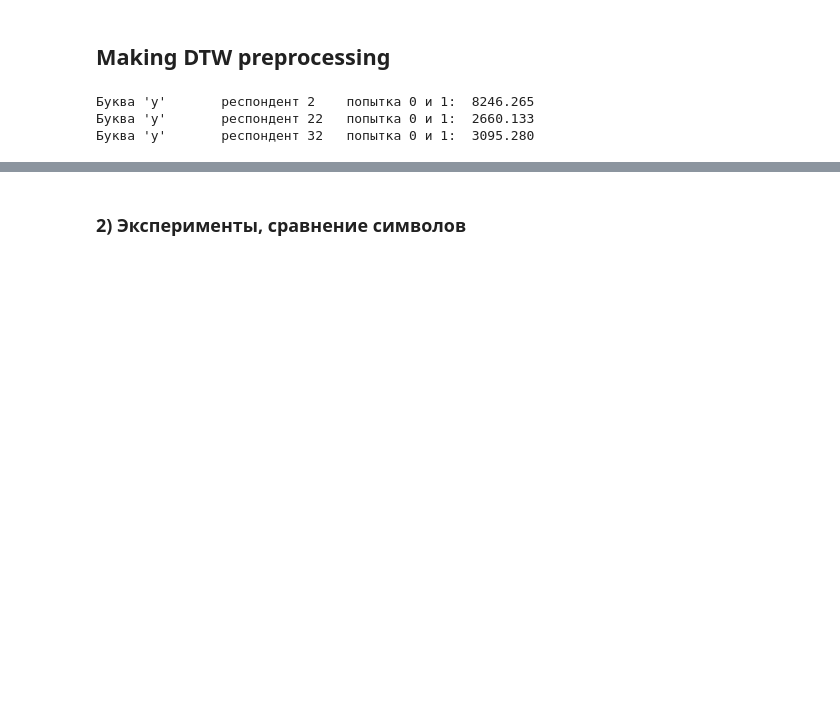
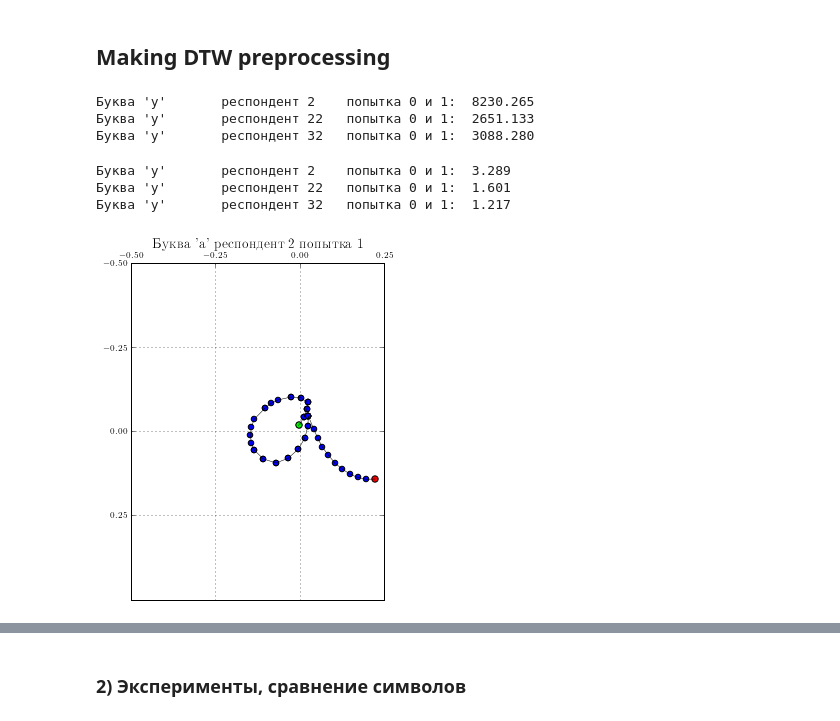
Before and after one commit to kvas7andy/OHR_SmoothSVM, a Jupyter notebook: KV_hw/KV_hw_svm_1.ipynb, the cells around one changed output, grey strips where cells are left out. Cells and saved outputs as stored; diff of their text form; code cells hidden in the pictures; blank space fills up the shorter version.

```diff
--- a/KV_hw/KV_hw_svm_1.ipynb
+++ b/KV_hw/KV_hw_svm_1.ipynb
@@ -301,8 +310,21 @@ def test(real_data, index_list):
                 anti_lexicon[ind[0][0]], ind[0][1] + 1, dist))
 # %%
 index_list = [[(lexicon['y'], wr-1, 0), (lexicon['y'], wr-1, 1)] for wr in [2, 22,32]]
-test(real_data, index_list)
+test(real_data_full, index_list)
 # %% [output]
-Буква 'y'       респондент 2    попытка 0 и 1:  8246.265
-Буква 'y'       респондент 22   попытка 0 и 1:  2660.133
-Буква 'y'       респондент 32   попытка 0 и 1:  3095.280
+Буква 'y'       респондент 2    попытка 0 и 1:  8230.265
+Буква 'y'       респондент 22   попытка 0 и 1:  2651.133
+Буква 'y'       респондент 32   попытка 0 и 1:  3088.280
+# %%
+index_list = [[(lexicon['y'], wr-1, 0), (lexicon['y'], wr-1, 1)] for wr in [2, 22,32]]
+test(trans_real_data_full, index_list)
+# %% [output]
+Буква 'y'       респондент 2    попытка 0 и 1:  3.289
+Буква 'y'       респондент 22   попытка 0 и 1:  1.601
+Буква 'y'       респондент 32   попытка 0 и 1:  1.217
+# %%
+ind = (lexicon['a'], 1, 0)
+#vis_letters(ind, real_data_full, figsize=frame_size/3)
+vis_letters3(ind, trans_real_data, figsize=frame_size/3)
+# %% [output]
+[figure, added]
```
Also changed, not shown: parts of 37 cells of this notebook, 25 other files.
